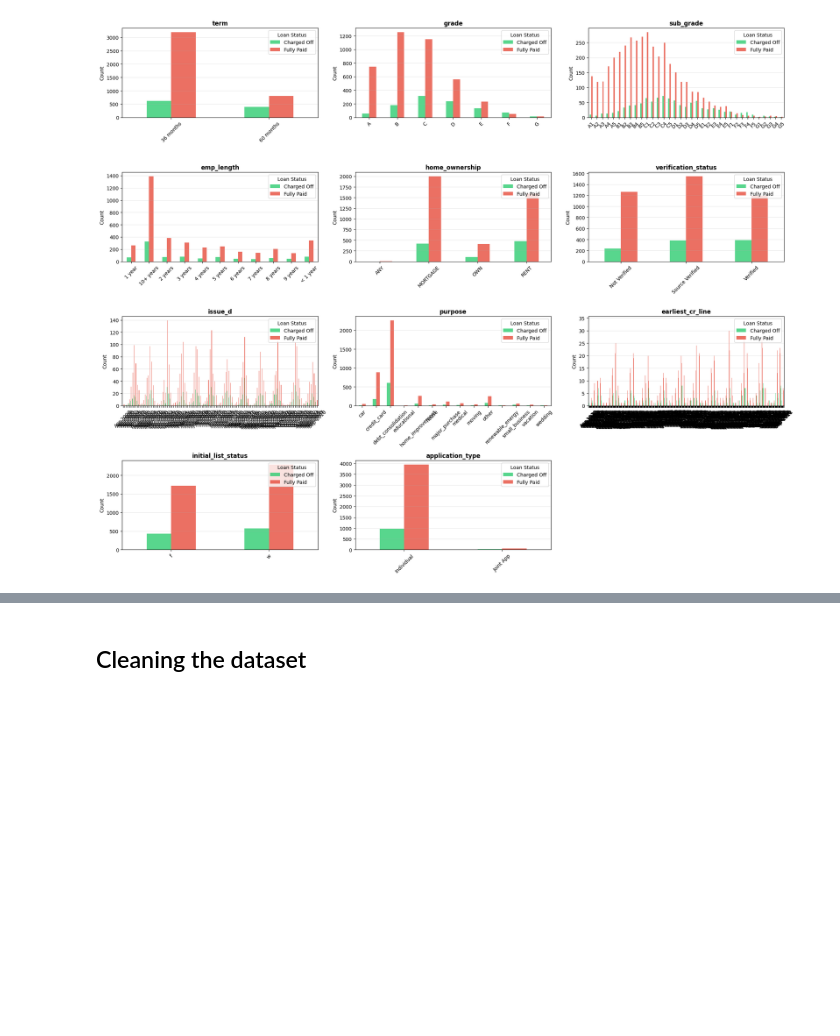
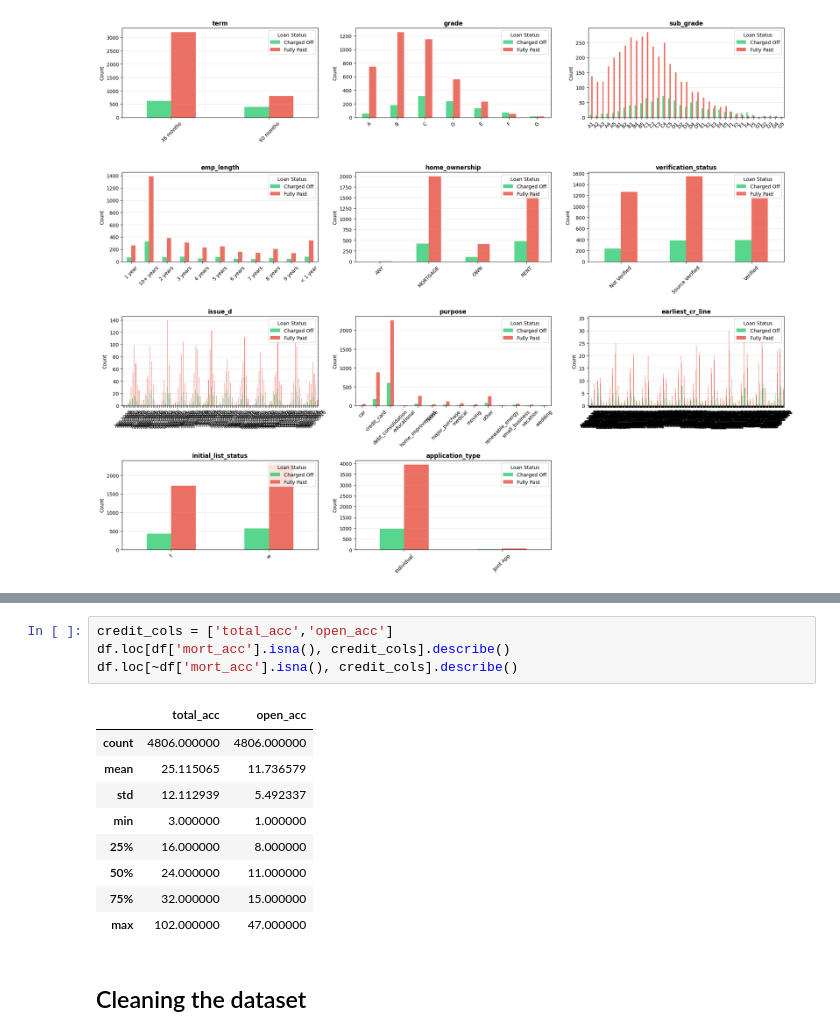
Before and after one commit to reregin/CreditGuard, a Jupyter notebook: notebooks/01_eda_and_cleaning.ipynb, the cells around one changed output, grey strips where cells are left out. Cells and saved outputs as stored; diff of their text form; blank space fills up the shorter version.

```diff
--- a/notebooks/01_eda_and_cleaning.ipynb
+++ b/notebooks/01_eda_and_cleaning.ipynb
@@ -314,3 +422,17 @@ plt.show()
+# %%
+credit_cols = ['total_acc','open_acc']
+df.loc[df['mort_acc'].isna(), credit_cols].describe()
+df.loc[~df['mort_acc'].isna(), credit_cols].describe()
+# %% [output]
+|  | total_acc | open_acc |
+| count | 4806.000000 | 4806.000000 |
+| mean | 25.115065 | 11.736579 |
+| std | 12.112939 | 5.492337 |
+| min | 3.000000 | 1.000000 |
+| 25% | 16.000000 | 8.000000 |
+| 50% | 24.000000 | 11.000000 |
+| 75% | 32.000000 | 15.000000 |
+| max | 102.000000 | 47.000000 |
 # %% [markdown]
 ## Cleaning the dataset
 # %%
```
Also changed, not shown: parts of 6 cells of this notebook.
